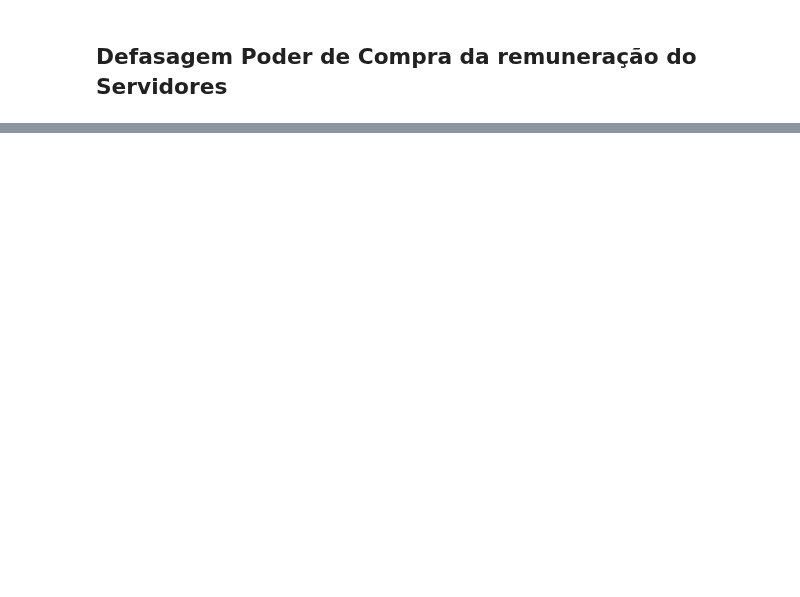
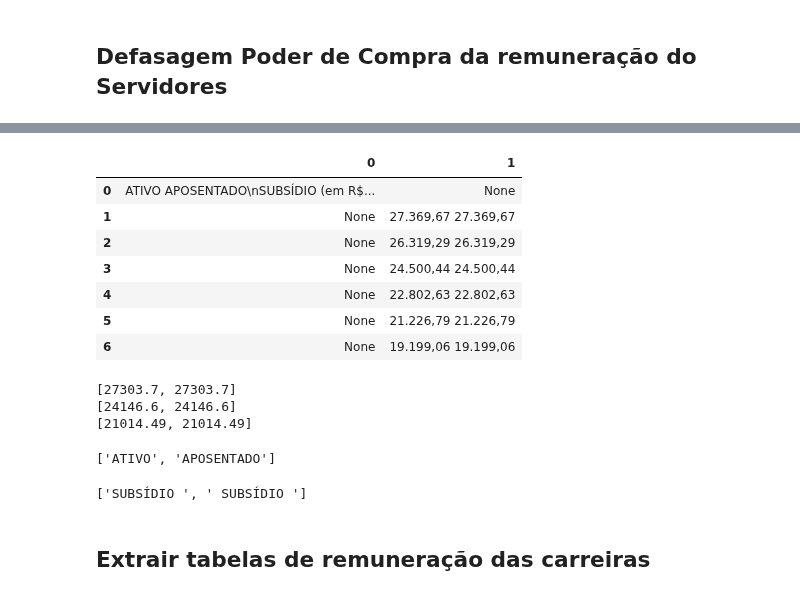
Before and after one commit to makaires77/ppgcs, a Jupyter notebook: source/domain/poder_compra.ipynb, the cells around one changed output, grey strips where cells are left out. Cells and saved outputs as stored; diff of their text form; code cells hidden in the pictures; blank space fills up the shorter version.

```diff
--- a/source/domain/poder_compra.ipynb
+++ b/source/domain/poder_compra.ipynb
@@ -193,0 +587,11 @@ def extract_remun_tables_camelot(folder_path):
+# %%
+df_summary[18]
+# %% [output]
+|  | 0 | 1 |
+| 0 | ATIVO APOSENTADO\nSUBSÍDIO (em R$... | None |
+| 1 | None | 27.369,67 27.369,67 |
+| 2 | None | 26.319,29 26.319,29 |
+| 3 | None | 24.500,44 24.500,44 |
+| 4 | None | 22.802,63 22.802,63 |
+| 5 | None | 21.226,79 21.226,79 |
+| 6 | None | 19.199,06 19.199,06 |
@@ -194 +602,19 @@ def extract_remun_tables_camelot(folder_path):
+# %%
+for i in df_temp[1].values:
+    if i is not None:
+        print([float(x.replace('.','').replace(',','.')) for x in i.split(' ')])
+# %% [output]
+[27303.7, 27303.7]
+[24146.6, 24146.6]
+[21014.49, 21014.49]
+# %%
+l1
+# %% [output]
+['ATIVO', 'APOSENTADO']
+# %%
+l2
+# %% [output]
+['SUBSÍDIO ', ' SUBSÍDIO ']
+# %% [markdown]
+## Extrair tabelas de remuneração das carreiras
 # %%
```
Also changed, not shown: parts of 31 cells of this notebook.
